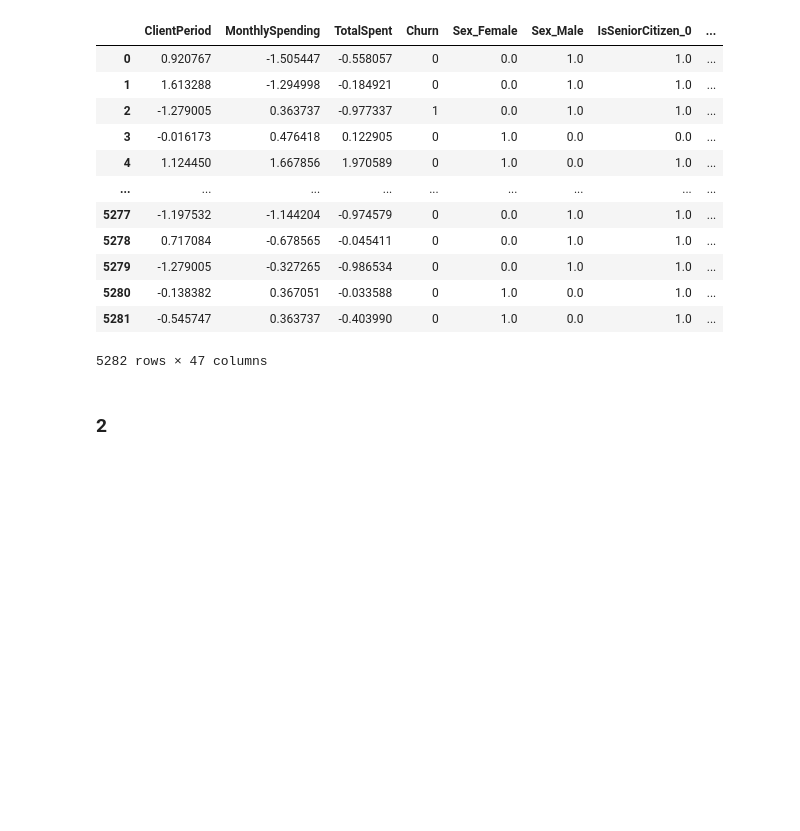
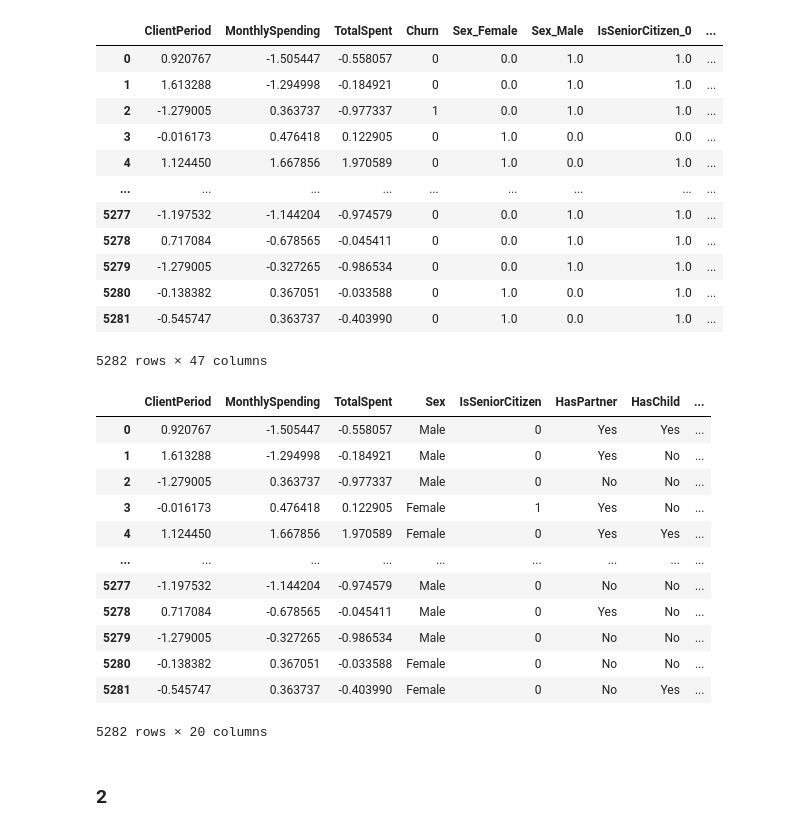
Before and after one commit to episode16/Py, a Jupyter notebook: DLS_mipt/week_03_composition_model_selection/hw_3_kaggle_ipynb.ipynb, the cells around one changed output. Saved outputs shown, nothing was run; the diff lists cells and outputs as text; code cells hidden in the pictures; blank space fills up the shorter version.

```diff
--- a/DLS_mipt/week_03_composition_model_selection/hw_3_kaggle_ipynb.ipynb
+++ b/DLS_mipt/week_03_composition_model_selection/hw_3_kaggle_ipynb.ipynb
@@ -384,6 +373,22 @@ df_encoded
 | 5280 | -0.138382 | 0.367051 | -0.033588 | 0 | 1.0 | 0.0 | 1.0 | ... |
 | 5281 | -0.545747 | 0.363737 | -0.403990 | 0 | 1.0 | 0.0 | 1.0 | ... |
 5282 rows × 47 columns
+# %%
+df
+# %% [output]
+|  | ClientPeriod | MonthlySpending | TotalSpent | Sex | IsSeniorCitizen | HasPartner | HasChild | ... |
+| 0 | 0.920767 | -1.505447 | -0.558057 | Male | 0 | Yes | Yes | ... |
+| 1 | 1.613288 | -1.294998 | -0.184921 | Male | 0 | Yes | No | ... |
+| 2 | -1.279005 | 0.363737 | -0.977337 | Male | 0 | No | No | ... |
+| 3 | -0.016173 | 0.476418 | 0.122905 | Female | 1 | Yes | No | ... |
+| 4 | 1.124450 | 1.667856 | 1.970589 | Female | 0 | Yes | Yes | ... |
+| ... | ... | ... | ... | ... | ... | ... | ... | ... |
+| 5277 | -1.197532 | -1.144204 | -0.974579 | Male | 0 | No | No | ... |
+| 5278 | 0.717084 | -0.678565 | -0.045411 | Male | 0 | Yes | No | ... |
+| 5279 | -1.279005 | -0.327265 | -0.986534 | Male | 0 | No | No | ... |
+| 5280 | -0.138382 | 0.367051 | -0.033588 | Female | 0 | No | No | ... |
+| 5281 | -0.545747 | 0.363737 | -0.403990 | Female | 0 | No | Yes | ... |
+5282 rows × 20 columns
 # %% [markdown]
 ### 2
 # %%
```
Also changed, not shown: parts of 17 cells of this notebook.
